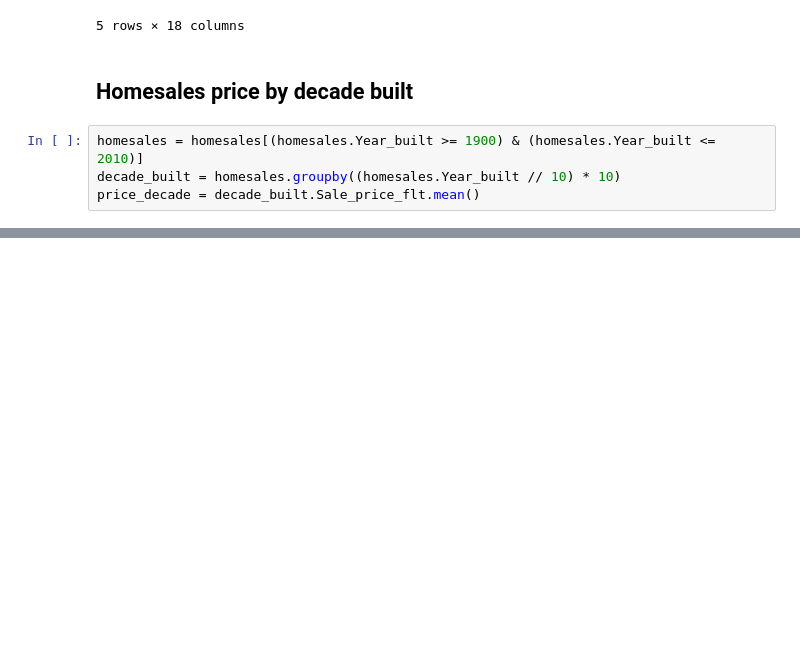
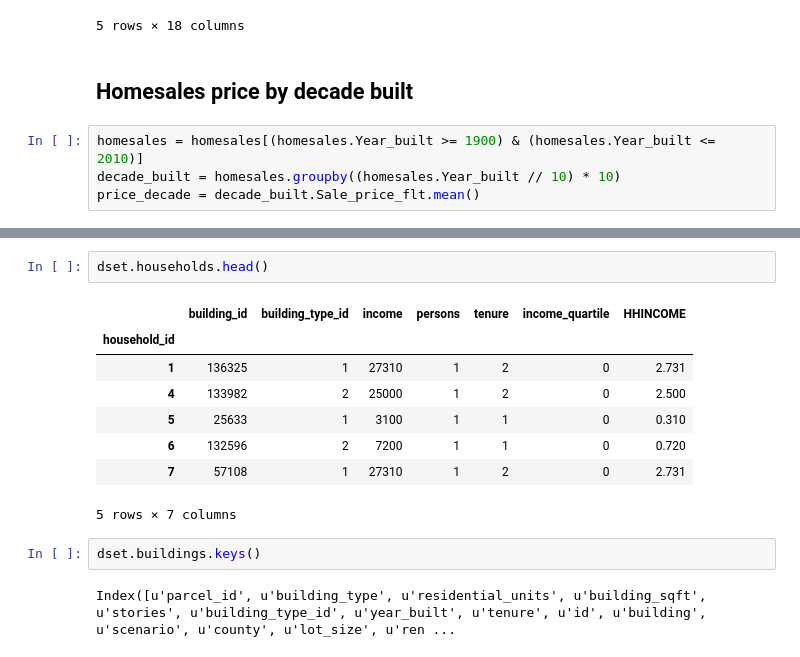
Before and after one commit to UDST/bayarea_urbansim, a Jupyter notebook: Exploring dataset with charts and maps.ipynb, the cells around one changed output, grey strips where cells are left out. Cells and saved outputs as stored; diff of their text form; blank space fills up the shorter version.

```diff
--- a/Exploring dataset with charts and maps.ipynb
+++ b/Exploring dataset with charts and maps.ipynb
@@ -69,0 +130,15 @@ map
+# %%
+dset.households.head()
+# %% [output]
+|  | building_id | building_type_id | income | persons | tenure | income_quartile | HHINCOME |
+| household_id |  |  |  |  |  |  |  |
+| 1 | 136325 | 1 | 27310 | 1 | 2 | 0 | 2.731 |
+| 4 | 133982 | 2 | 25000 | 1 | 2 | 0 | 2.500 |
+| 5 | 25633 | 1 | 3100 | 1 | 1 | 0 | 0.310 |
+| 6 | 132596 | 2 | 7200 | 1 | 1 | 0 | 0.720 |
+| 7 | 57108 | 1 | 27310 | 1 | 2 | 0 | 2.731 |
+5 rows × 7 columns
+# %%
+dset.buildings.keys()
+# %% [output]
+Index([u'parcel_id', u'building_type', u'residential_units', u'building_sqft', u'stories', u'building_type_id', u'year_built', u'tenure', u'id', u'building', u'scenario', u'county', u'lot_size', u'ren ...
```
Also changed, not shown: parts of 13 cells of this notebook, 10 other files.
